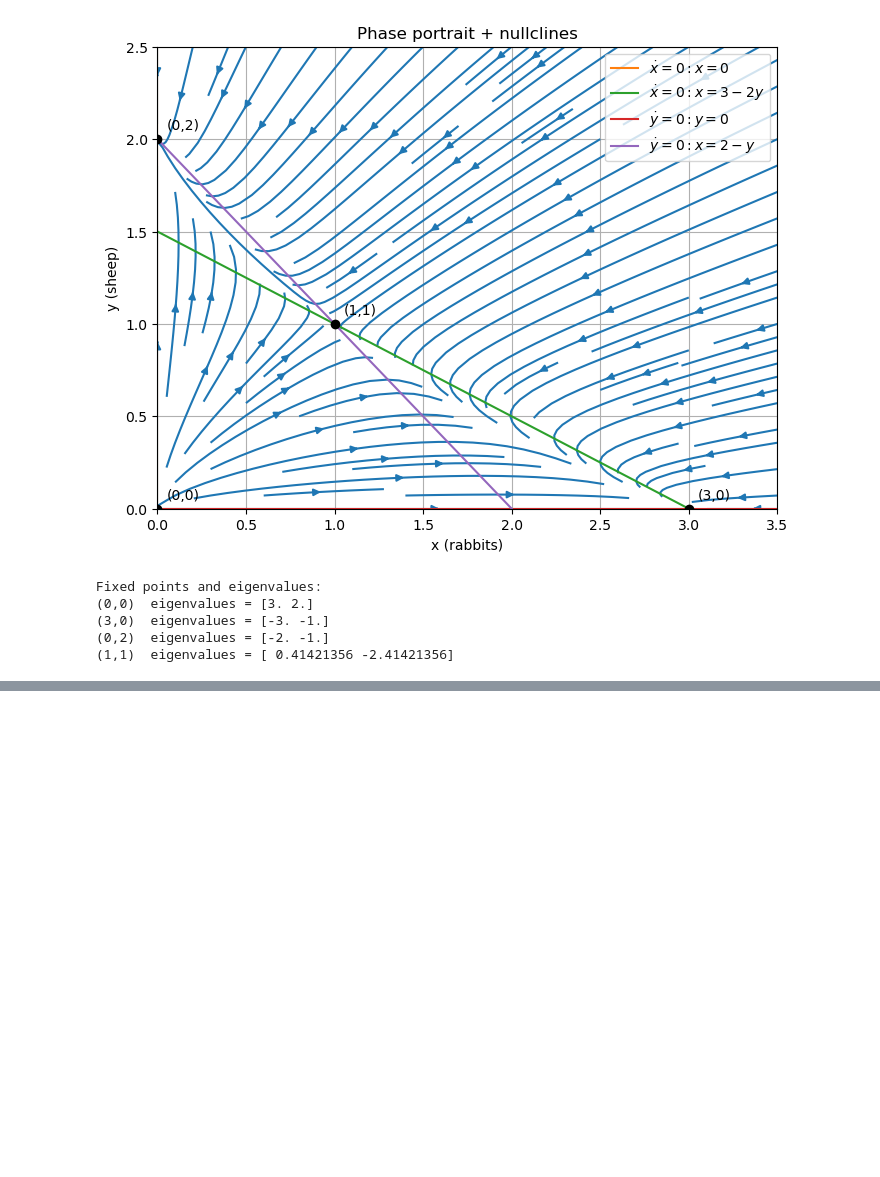
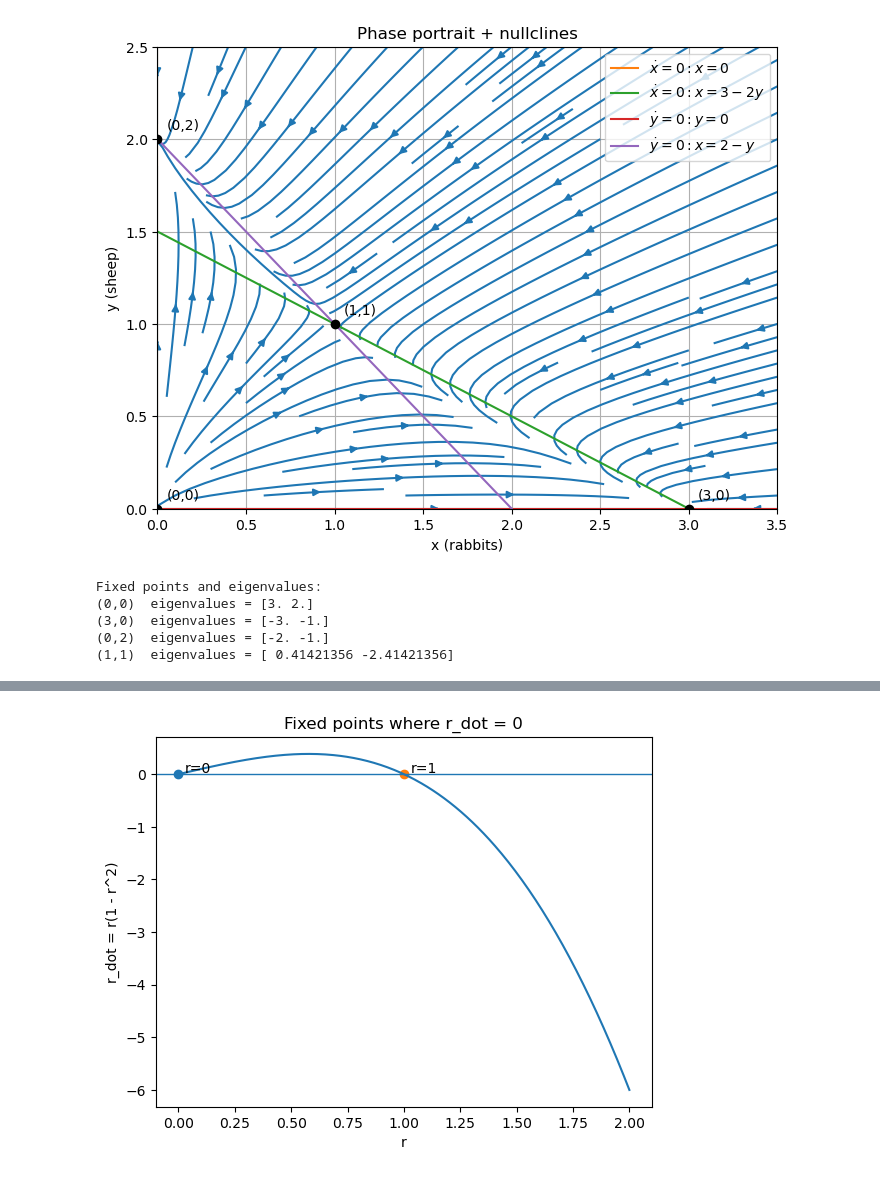
Before and after one commit to runewberg/Theoretical_Neuroscience, a Jupyter notebook: Workshop exercises/Eulers method.ipynb, the cells around one changed output, grey strips where cells are left out. Saved outputs shown, nothing was run; the diff lists cells and outputs as text; code cells hidden in the pictures; blank space fills up the shorter version.

```diff
--- a/Workshop exercises/Eulers method.ipynb
+++ b/Workshop exercises/Eulers method.ipynb
@@ -360,0 +386,83 @@ Fixed points and eigenvalues:
+# %%
+
+
+# --- The system in polar form ---
+def r_dot(r):
+    return r*(1 - r**2)
+
+def theta_dot(theta):
+    return 1.0
+
+# --- 1) Plot rdot vs r and find fixed points ---
+r_vals = np.linspace(0, 2.0, 400)
+rdot_vals = r_dot(r_vals)
+
+plt.figure()
+plt.plot(r_vals, rdot_vals)
+plt.axhline(0, linewidth=1)
+plt.xlabel("r")
+plt.ylabel("r_dot = r(1 - r^2)")
+plt.title("Fixed points where r_dot = 0")
+
+# Fixed points (for r>=0)
+for rp in [0, 1]:
+    plt.scatter([rp], [0])
+    plt.text(rp + 0.03, 0.03, f"r={rp}")
+
+plt.show()
+
+
+# --- 2) simulate with Euler) ---
+def simulate(r0, theta0, T=20.0, h=0.01):
+    N = int(T/h)
+    t = np.linspace(0, T, N+1)
+
+    r = np.zeros(N+1)
+    theta = np.zeros(N+1)
+    r[0] = r0
+    theta[0] = theta0
+
+    for n in range(N):
+        r[n+1] = r[n] + h * r_dot(r[n])
+        theta[n+1] = theta[n] + h * theta_dot(theta[n])
+
+    # Convert to (x,y) for visualization
+    x = r * np.cos(theta)
+    y = r * np.sin(theta)
+    return t, r, theta, x, y
+
+
+# choose different initial conditions
+initial_conditions = [
+    (0.05, 0.0),
+    (0.3, 1.0),
+    (0.8, 2.0),
+    (1.2, 0.5),
+    (1.8, 3.0),
+]
+
+# Plot r(t)
+plt.figure()
+for r0, th0 in initial_conditions:
+    t, r, theta, x, y = simulate(r0, th0, T=20, h=0.01)
+    plt.plot(t, r, label=f"r0={r0}, θ0={th0}")
+plt.axhline(1, linestyle="--", linewidth=1)
+plt.xlabel("t")
+plt.ylabel("r(t)")
+plt.title("Radius goes to r=1 (stable)")
+plt.legend()
+plt.show()
+
+# Plot trajectories in the x-y plane
+plt.figure()
+for r0, th0 in initial_conditions:
+    t, r, theta, x, y = simulate(r0, th0, T=40, h=0.01)
+    plt.plot(x, y, label=f"r0={r0}")
+plt.gca().set_aspect("equal", adjustable="box")
+plt.xlabel("x")
+plt.ylabel("y")
+plt.title("Trajectories i (x,y): limit cycle med radius 1")
+plt.legend()
+plt.show()
+# %% [output]
+[figure, added]
```
Also changed, not shown: parts of 3 cells of this notebook, 5 other files.
